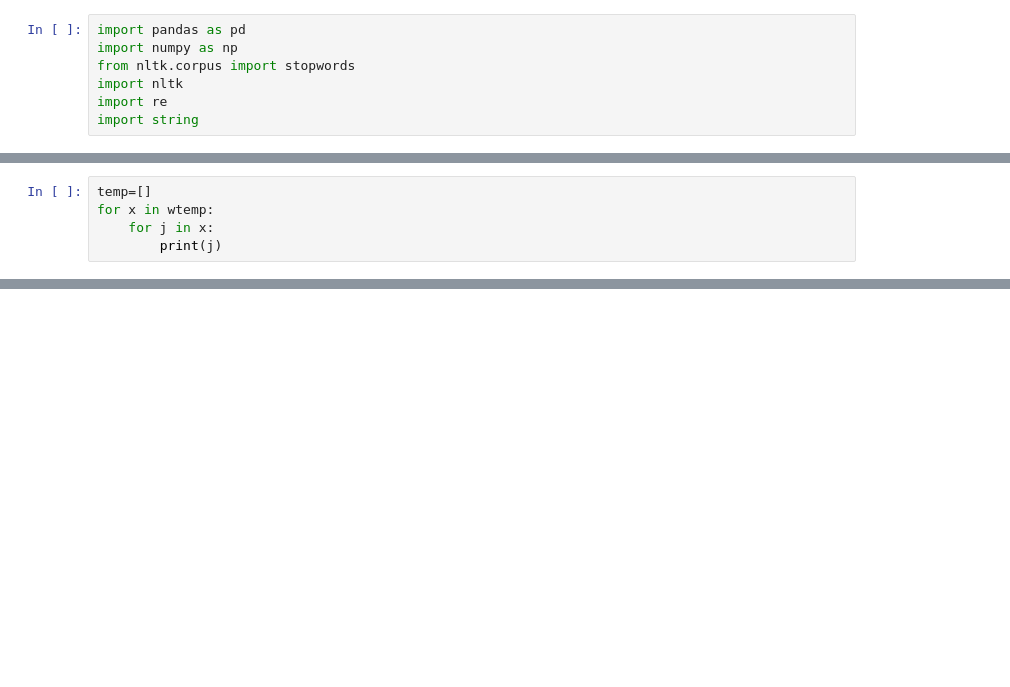
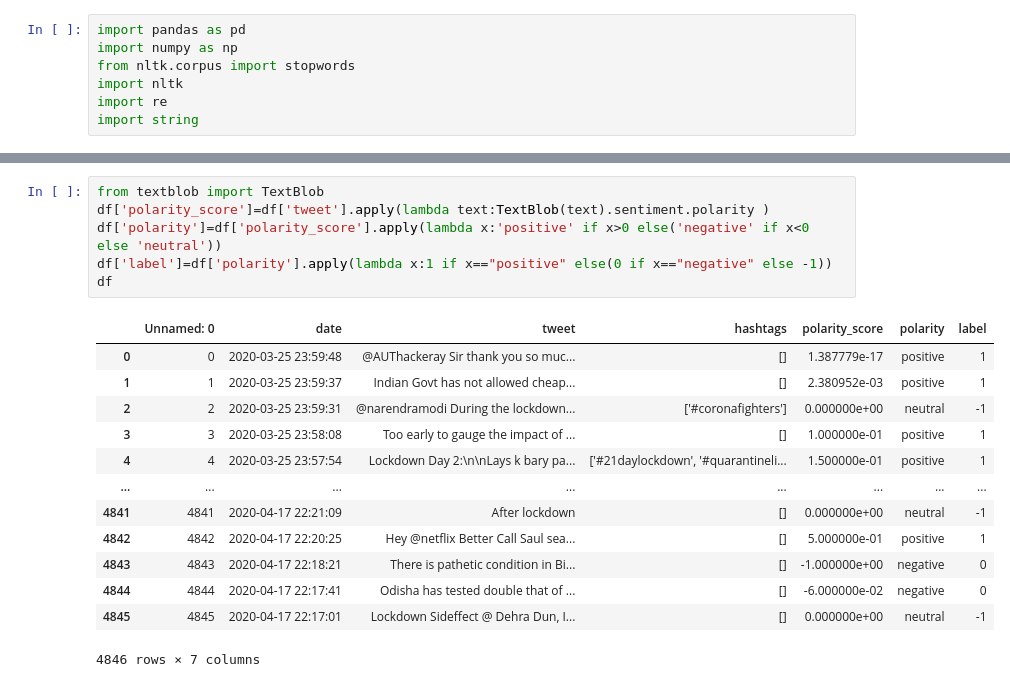
Before and after one commit to Nisargbharambe/twitter-sentiment-analysis, a Jupyter notebook: tweet.ipynb, the cells around one changed output, grey strips where cells are left out. Drawn from its saved outputs; the diff is of its cells as text; blank space fills up the shorter version.

```diff
--- a/tweet.ipynb
+++ b/tweet.ipynb
@@ -62,5 +60,0 @@ wtemp
-# %%
-temp=[]
-for x in wtemp:
-    for j in x:
-        print(j)
@@ -84,0 +68,20 @@ i
+# %%
+from textblob import TextBlob
+df['polarity_score']=df['tweet'].apply(lambda text:TextBlob(text).sentiment.polarity )
+df['polarity']=df['polarity_score'].apply(lambda x:'positive' if x>0 else('negative' if x<0 else 'neutral'))
+df['label']=df['polarity'].apply(lambda x:1 if x=="positive" else(0 if x=="negative" else -1))
+df
+# %% [output]
+|  | Unnamed: 0 | date | tweet | hashtags | polarity_score | polarity | label |
+| 0 | 0 | 2020-03-25 23:59:48 | @AUThackeray Sir thank you so muc... | [] | 1.387779e-17 | positive | 1 |
+| 1 | 1 | 2020-03-25 23:59:37 | Indian Govt has not allowed cheap... | [] | 2.380952e-03 | positive | 1 |
+| 2 | 2 | 2020-03-25 23:59:31 | @narendramodi During the lockdown... | ['#coronafighters'] | 0.000000e+00 | neutral | -1 |
+| 3 | 3 | 2020-03-25 23:58:08 | Too early to gauge the impact of ... | [] | 1.000000e-01 | positive | 1 |
+| 4 | 4 | 2020-03-25 23:57:54 | Lockdown Day 2:\n\nLays k bary pa... | ['#21daylockdown', '#quarantineli... | 1.500000e-01 | positive | 1 |
+| ... | ... | ... | ... | ... | ... | ... | ... |
+| 4841 | 4841 | 2020-04-17 22:21:09 | After lockdown | [] | 0.000000e+00 | neutral | -1 |
+| 4842 | 4842 | 2020-04-17 22:20:25 | Hey @netflix Better Call Saul sea... | [] | 5.000000e-01 | positive | 1 |
+| 4843 | 4843 | 2020-04-17 22:18:21 | There is pathetic condition in Bi... | [] | -1.000000e+00 | negative | 0 |
+| 4844 | 4844 | 2020-04-17 22:17:41 | Odisha has tested double that of ... | [] | -6.000000e-02 | negative | 0 |
+| 4845 | 4845 | 2020-04-17 22:17:01 | Lockdown Sideffect @ Dehra Dun, I... | [] | 0.000000e+00 | neutral | -1 |
+4846 rows × 7 columns
```
Also changed, not shown: parts of 26 cells of this notebook, 4 other files.
